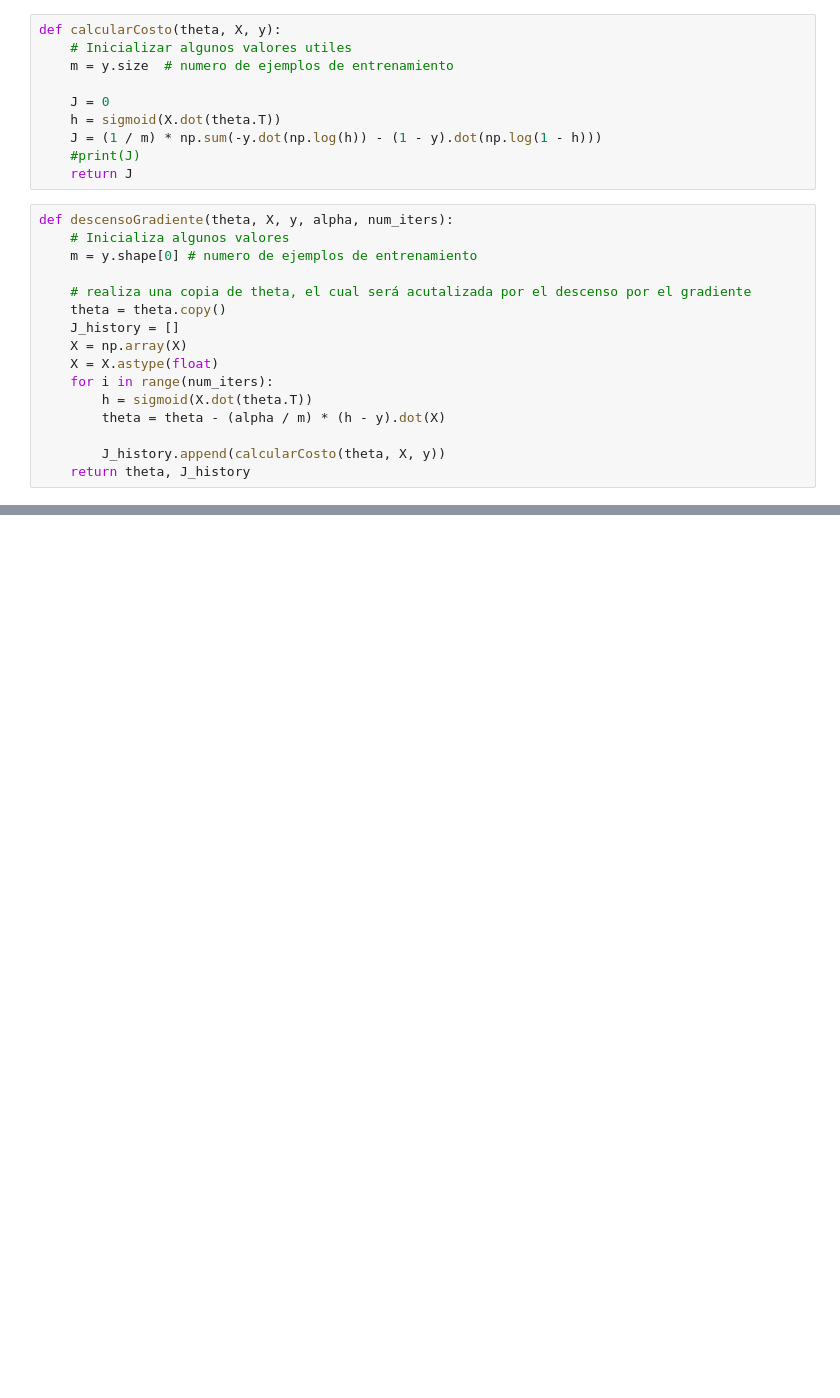
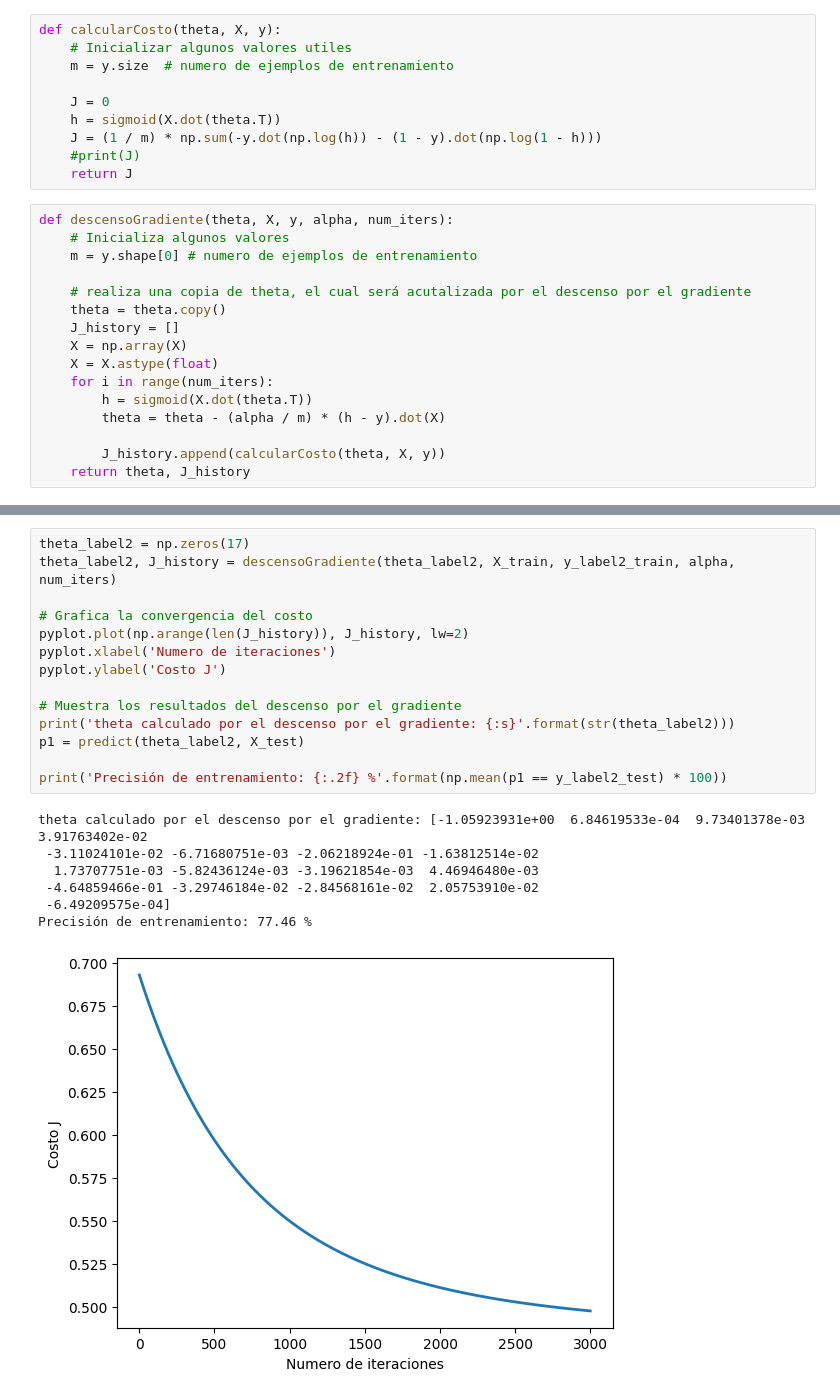
Before and after one commit to diegoOrd123/Examen-Primer-parcial, a Jupyter notebook: Primer_parcial.ipynb, the cells around one changed output, grey strips where cells are left out. Drawn from its saved outputs; the diff is of its cells as text; blank space fills up the shorter version.

```diff
--- a/Primer_parcial.ipynb
+++ b/Primer_parcial.ipynb
@@ -435,0 +477,22 @@ KeyboardInterrupt:
+# %%
+theta_label2 = np.zeros(17)
+theta_label2, J_history = descensoGradiente(theta_label2, X_train, y_label2_train, alpha, num_iters)
+
+# Grafica la convergencia del costo
+pyplot.plot(np.arange(len(J_history)), J_history, lw=2)
+pyplot.xlabel('Numero de iteraciones')
+pyplot.ylabel('Costo J')
+
+# Muestra los resultados del descenso por el gradiente
+print('theta calculado por el descenso por el gradiente: {:s}'.format(str(theta_label2)))
+p1 = predict(theta_label2, X_test)
+
+print('Precisión de entrenamiento: {:.2f} %'.format(np.mean(p1 == y_label2_test) * 100))
+# %% [output]
+theta calculado por el descenso por el gradiente: [-1.05923931e+00  6.84619533e-04  9.73401378e-03  3.91763402e-02
+ -3.11024101e-02 -6.71680751e-03 -2.06218924e-01 -1.63812514e-02
+  1.73707751e-03 -5.82436124e-03 -3.19621854e-03  4.46946480e-03
+ -4.64859466e-01 -3.29746184e-02 -2.84568161e-02  2.05753910e-02
+ -6.49209575e-04]
+Precisión de entrenamiento: 77.46 %
+[figure, added]
```
Also changed, not shown: parts of 15 cells of this notebook.
